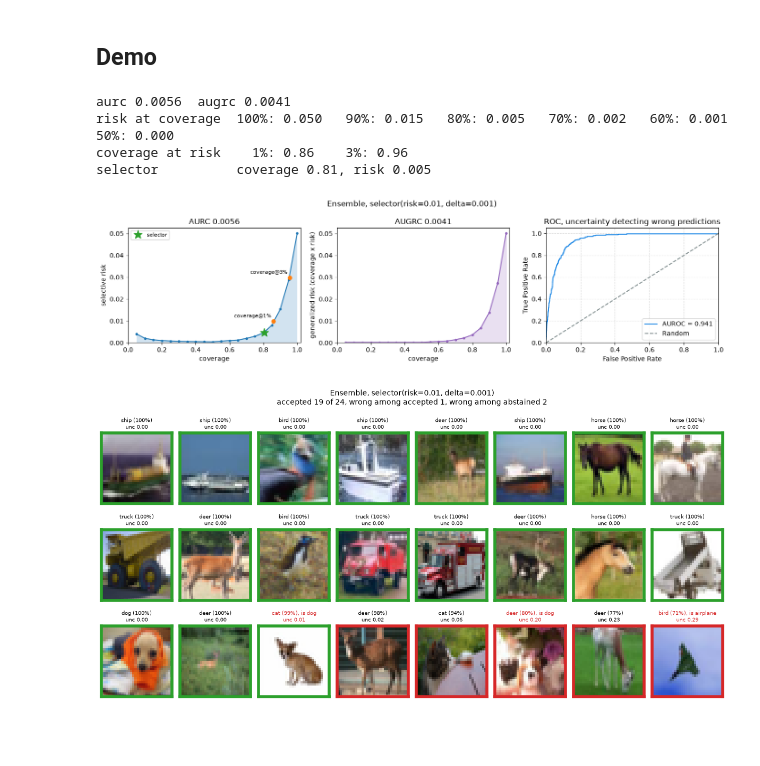
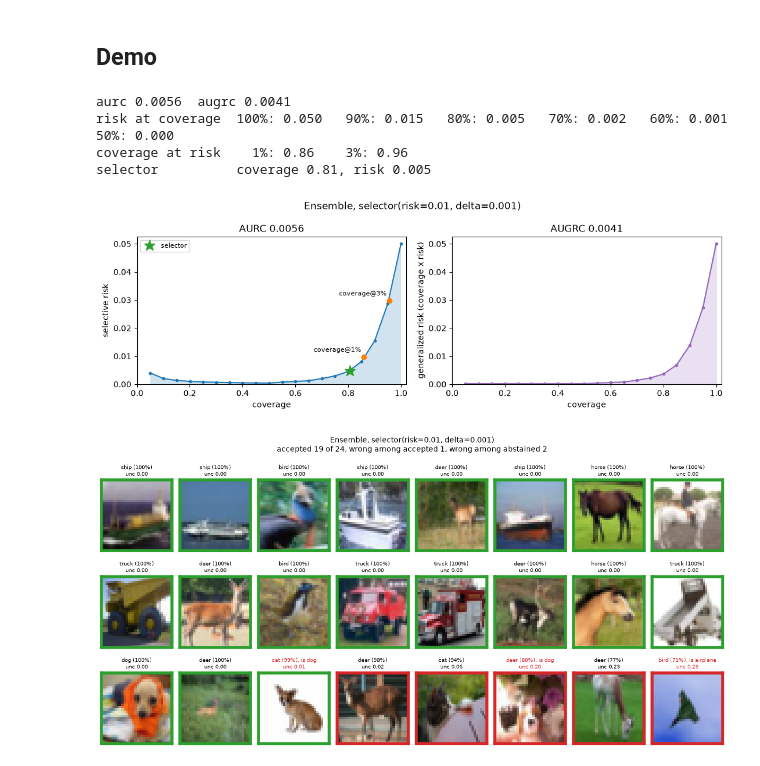
Before and after one commit to elias0224/probly, a Jupyter notebook: experiments/selective_prediction_sgr/SelectivePrediction.ipynb, the cells around one changed output. Saved outputs shown, nothing was run; the diff lists cells and outputs as text; code cells hidden in the pictures; blank space fills up the shorter version.

Commit message:
Add foundation model example and clear demos

```diff
--- a/experiments/selective_prediction_sgr/SelectivePrediction.ipynb
+++ b/experiments/selective_prediction_sgr/SelectivePrediction.ipynb
@@ -361,30 +379,29 @@ for seed, member in enumerate(trained_ensemble):
 # %%
 from probly.method import ensemble
 from probly.selective_prediction import selector, selective_predictor
 
 model = load_base(run_dir(RUNS_DIR, seed=0) / "base.pt", arch="vgg16")
 
 # Make the model uncertainty-aware; the trained ensemble then replaces the untrained one.
 ensemble_model = ensemble(model, num_members=5, reset_params=True, predictor_type="logit_classifier")
 ensemble_model = trained_ensemble
 
 # Accept as many images as possible with at most 1% errors among them.
 selective_model = selective_predictor(ensemble_model, selector=selector(risk=0.01, delta=0.001))
 
 with torch.no_grad():
     selective_model.calibrate(y_sel, x_sel)
     result = selective_model.evaluate(y_eval, x_eval, metrics=["aurc", "augrc", *CURVE, "coverage@0.01", "coverage@0.03"])
-    evaluation = selective_model.predict(x_eval)
     predictions = selective_model.predict(x_new)
 
-show_evaluation(result, f"Ensemble, {selective_model.selector}", evaluation, y_eval)
+show_evaluation(result, f"Ensemble, {selective_model.selector}")
 show_selective(x_new_u8, y_new, predictions, title=f"Ensemble, {selective_model.selector}")
 # %% [output]
 aurc 0.0056  augrc 0.0041
 risk at coverage  100%: 0.050   90%: 0.015   80%: 0.005   70%: 0.002   60%: 0.001   50%: 0.000
 coverage at risk    1%: 0.86    3%: 0.96
 selector          coverage 0.81, risk 0.005
-[figure, old version]
+[figure, new version]
 [figure]
 # %%
 from probly.method import dropout
```
Also changed, not shown: parts of 13 cells of this notebook.
